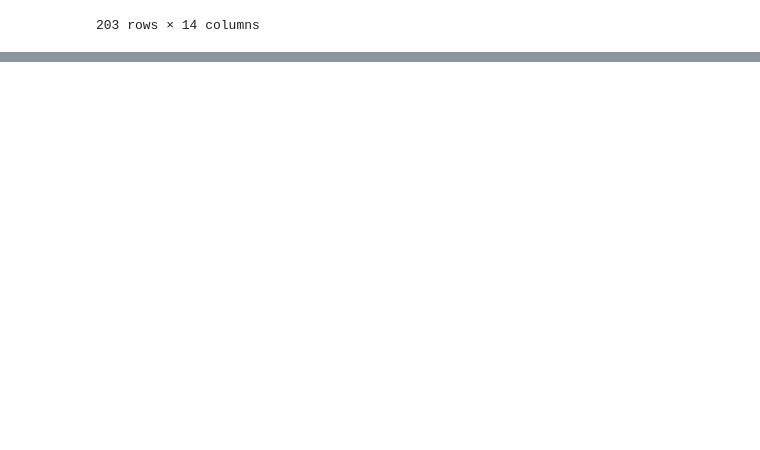
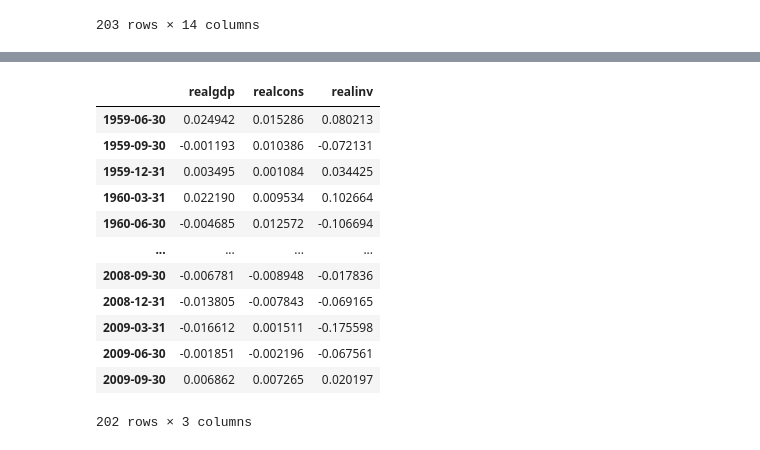
Before and after one commit to HyunsungRyu/AI_TimeSeries, a Jupyter notebook: market_pred.ipynb, the cells around one changed output, grey strips where cells are left out. Saved outputs shown, nothing was run; the diff lists cells and outputs as text; code cells hidden in the pictures; blank space fills up the shorter version.

```diff
--- a/market_pred.ipynb
+++ b/market_pred.ipynb
@@ -22,0 +49,19 @@ mdata
+# %%
+mdata = mdata[['realgdp', 'realcons', 'realinv']]
+mdata.index = pd.DatetimeIndex(quarterly)
+data = np.log(mdata).diff().dropna()
+data
+# %% [output]
+|  | realgdp | realcons | realinv |
+| 1959-06-30 | 0.024942 | 0.015286 | 0.080213 |
+| 1959-09-30 | -0.001193 | 0.010386 | -0.072131 |
+| 1959-12-31 | 0.003495 | 0.001084 | 0.034425 |
+| 1960-03-31 | 0.022190 | 0.009534 | 0.102664 |
+| 1960-06-30 | -0.004685 | 0.012572 | -0.106694 |
+| ... | ... | ... | ... |
+| 2008-09-30 | -0.006781 | -0.008948 | -0.017836 |
+| 2008-12-31 | -0.013805 | -0.007843 | -0.069165 |
+| 2009-03-31 | -0.016612 | 0.001511 | -0.175598 |
+| 2009-06-30 | -0.001851 | -0.002196 | -0.067561 |
+| 2009-09-30 | 0.006862 | 0.007265 | 0.020197 |
+202 rows × 3 columns
```
Also changed, not shown: parts of 4 cells of this notebook.
